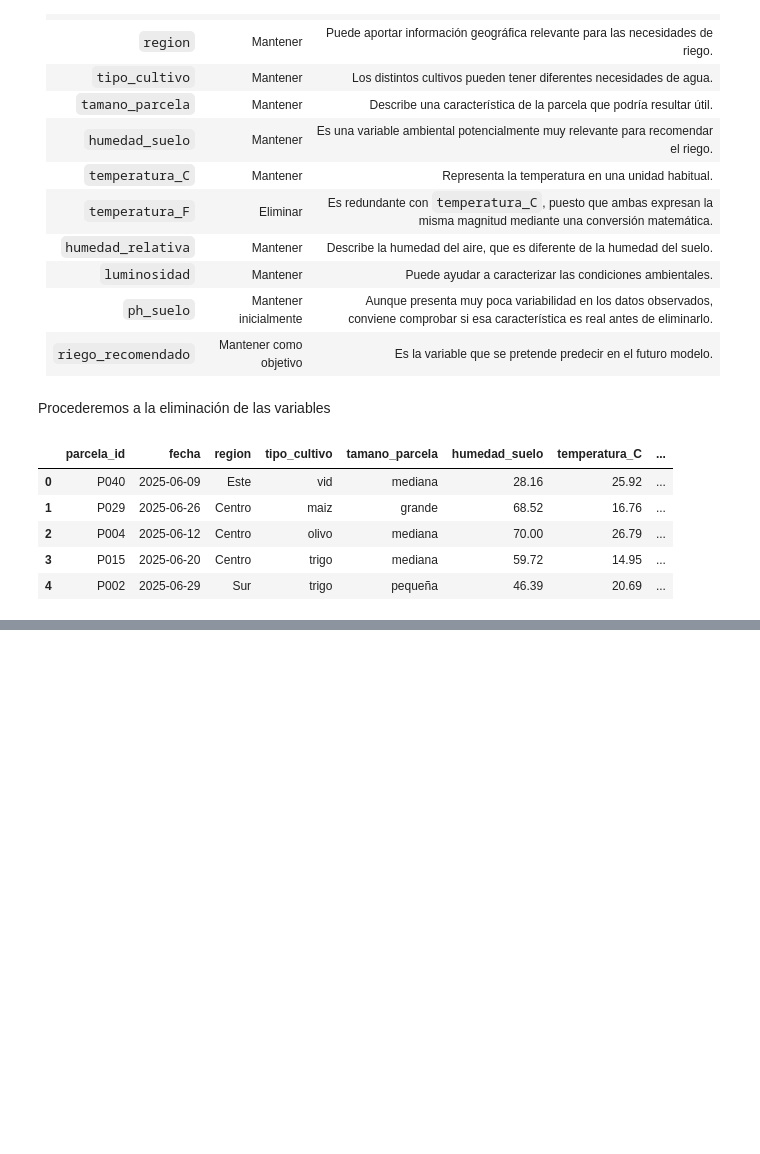
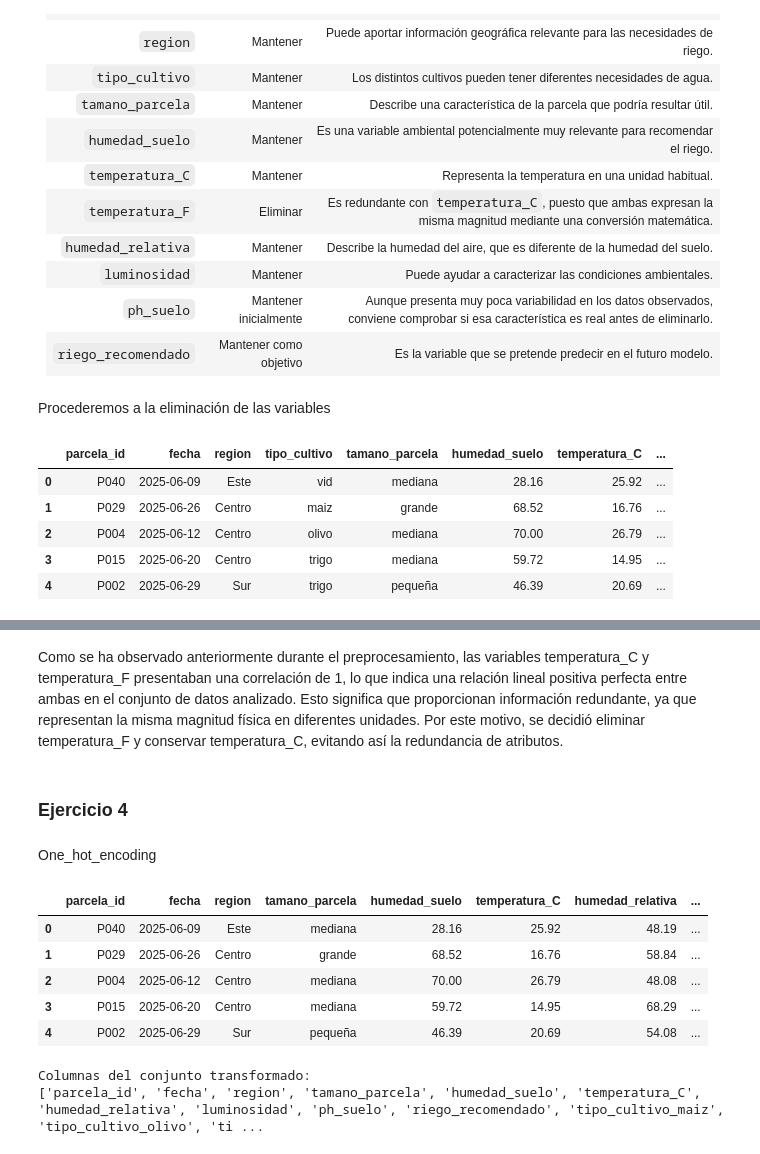
Before and after one commit to MarioGuti24/Proyecto1_Percepcion_Computacional, a Jupyter notebook: Practica Grupal/P1_HugoFernandez_FernandoViolero_MarioGutierrez.ipynb, the cells around one changed output, grey strips where cells are left out. Saved outputs shown, nothing was run; the diff lists cells and outputs as text; code cells hidden in the pictures; blank space fills up the shorter version.

```diff
--- a/Practica Grupal/P1_HugoFernandez_FernandoViolero_MarioGutierrez.ipynb
+++ b/Practica Grupal/P1_HugoFernandez_FernandoViolero_MarioGutierrez.ipynb
@@ -399,0 +463,31 @@ También se elimina temperatura_F, ya que representa la misma magnitud física q
+# %% [markdown]
+Como se ha observado anteriormente durante el preprocesamiento, las variables temperatura_C y temperatura_F presentaban una correlación de 1, lo que indica una relación lineal positiva perfecta entre ambas en el conjunto de datos analizado. Esto significa que proporcionan información redundante, ya que representan la misma magnitud física en diferentes unidades. Por este motivo, se decidió eliminar temperatura_F y conservar temperatura_C, evitando así la redundancia de atributos.
+# %% [markdown]
+### Ejercicio 4
+# %% [markdown]
+One_hot_encoding
+# %%
+# Creamos una copia para aplicar las transformaciones
+df_transformado = df1.copy()
+
+# Codificamos tipo_cultivo mediante One-Hot Encoding
+df_transformado = pd.get_dummies(
+    df_transformado,
+    columns=["tipo_cultivo"],
+    dtype=int
+)
+
+# Comprobamos las primeras filas y las columnas creadas
+display(df_transformado.head())
+
+print("Columnas del conjunto transformado:")
+print(df_transformado.columns.tolist())
+# %% [output]
+|  | parcela_id | fecha | region | tamano_parcela | humedad_suelo | temperatura_C | humedad_relativa | ... |
+| 0 | P040 | 2025-06-09 | Este | mediana | 28.16 | 25.92 | 48.19 | ... |
+| 1 | P029 | 2025-06-26 | Centro | grande | 68.52 | 16.76 | 58.84 | ... |
+| 2 | P004 | 2025-06-12 | Centro | mediana | 70.00 | 26.79 | 48.08 | ... |
+| 3 | P015 | 2025-06-20 | Centro | mediana | 59.72 | 14.95 | 68.29 | ... |
+| 4 | P002 | 2025-06-29 | Sur | pequeña | 46.39 | 20.69 | 54.08 | ... |
+Columnas del conjunto transformado:
+['parcela_id', 'fecha', 'region', 'tamano_parcela', 'humedad_suelo', 'temperatura_C', 'humedad_relativa', 'luminosidad', 'ph_suelo', 'riego_recomendado', 'tipo_cultivo_maiz', 'tipo_cultivo_olivo', 'ti ...
```
Also changed, not shown: parts of 15 cells of this notebook.
